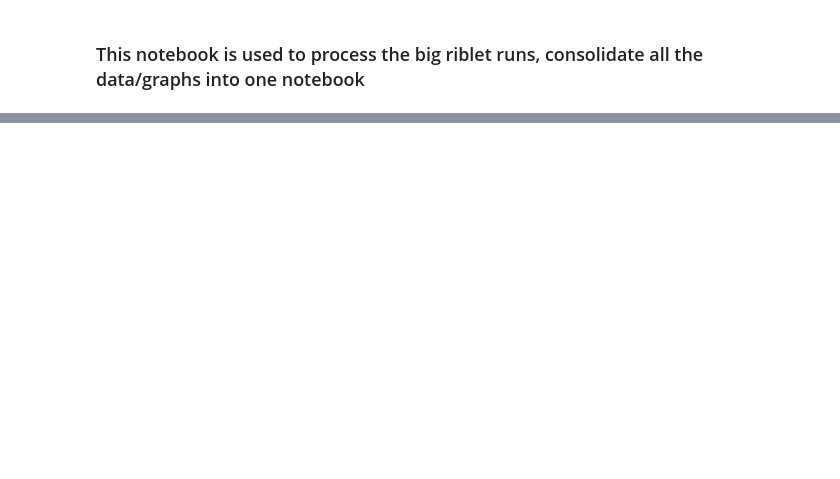
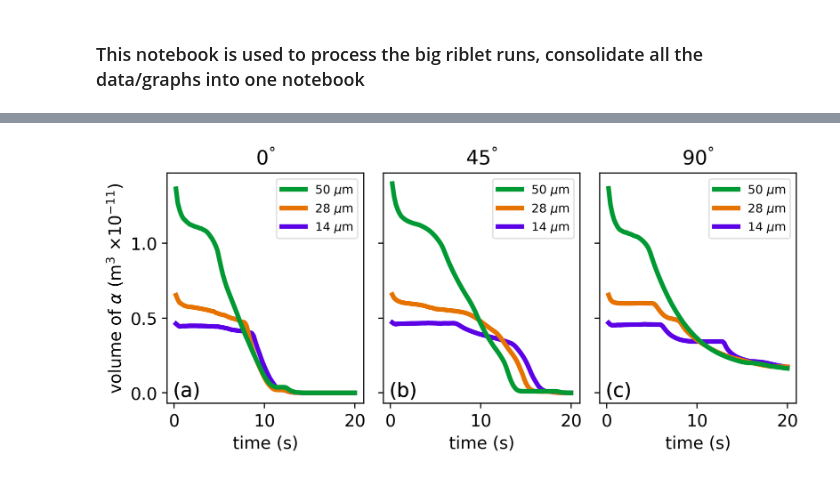
Before and after one commit to patricksinclair/openfoam_utilities, a Jupyter notebook: big_run_analyser.ipynb, the cells around one changed output, grey strips where cells are left out. Saved outputs shown, nothing was run; the diff lists cells and outputs as text; code cells hidden in the pictures; blank space fills up the shorter version.

```diff
--- a/big_run_analyser.ipynb
+++ b/big_run_analyser.ipynb
@@ -169,27 +179,30 @@ def plot3x1AlphaComparisonPlots(df_group1, df_group2, df_group3, label_list, tit
     this method takes the argument "normalised" which is a boolean value which says whether we're doing the normalised alpha plots or not
     '''
 
-    fig, axs = plt.subplots(1,3, dpi=220, sharey=True)
-    fig.set_size_inches(7,3)
+    fig, axs = plt.subplots(1,3, dpi=320, sharey=True)
+    fig.set_size_inches(8,3)
 
     labelSize=12
     titleSize=14
 
     if normalised:
         df_key = "alpha_normalised"
-        y_label = "$\\alpha / \\alpha_\max$"
+        #y_label = "$\\alpha / \\alpha_\max$"
+        y_label = "biomass volume"
     else:
         df_key = "alpha.biofilm"
-        y_label = "volume of $\\alpha$ (m$^3$ $\\times 10^{-11}$)"
+        #y_label = "volume of $\\alpha$ (m$^3$ $\\times 10^{-11}$)"
+        y_label = "normalised \n biomass volume"
+
 
     df_group_list = [df_group1, df_group2, df_group3]
     letters = list(string.ascii_lowercase)[:len(df_group_list)] #letters used for labelling subplots
 
     for ax, df_group_and_key, title, letter in zip(axs.flat, df_group_list, title_list, letters):
 
-        for df, label in zip(df_group_and_key, label_list):
+        for df, label, line_colour in zip(df_group_and_key, label_list, thickness_colours):
 
-            ax.plot(df["t"], df[df_key], label=label, lw=2.2)
+            ax.plot(df["t"], df[df_key], label=label, lw=3.3, color=line_colour)
 
             ax.set_title(title, fontsize=titleSize)
             ax.set_ylabel(y_label, fontsize=labelSize)
@@ -210,6 +223,8 @@ def plot3x1AlphaComparisonPlots(df_group1, df_group2, df_group3, label_list, tit
     plt.savefig("riblet_plots/"+filename+".pdf", bbox_inches="tight")
     plt.show()
 # %%
-# plot3x1AlphaComparisonPlots(alphaDataframes_parallelFlow, alphaDataframes_angle45Flow, alphaDataframes_perpendicularFlow, bf_thickness_labels, drag_angle_labels,
-#                             normalised=False, filename="alpha_vs_angle")
+plot3x1AlphaComparisonPlots(alphaDataframes_parallelFlow, alphaDataframes_angle45Flow, alphaDataframes_perpendicularFlow, bf_thickness_labels, drag_angle_labels,
+                            normalised=False, filename="alpha_vs_angle")
+# %% [output]
+[figure, added]
 # %%
```
Also changed, not shown: parts of 13 cells of this notebook.
